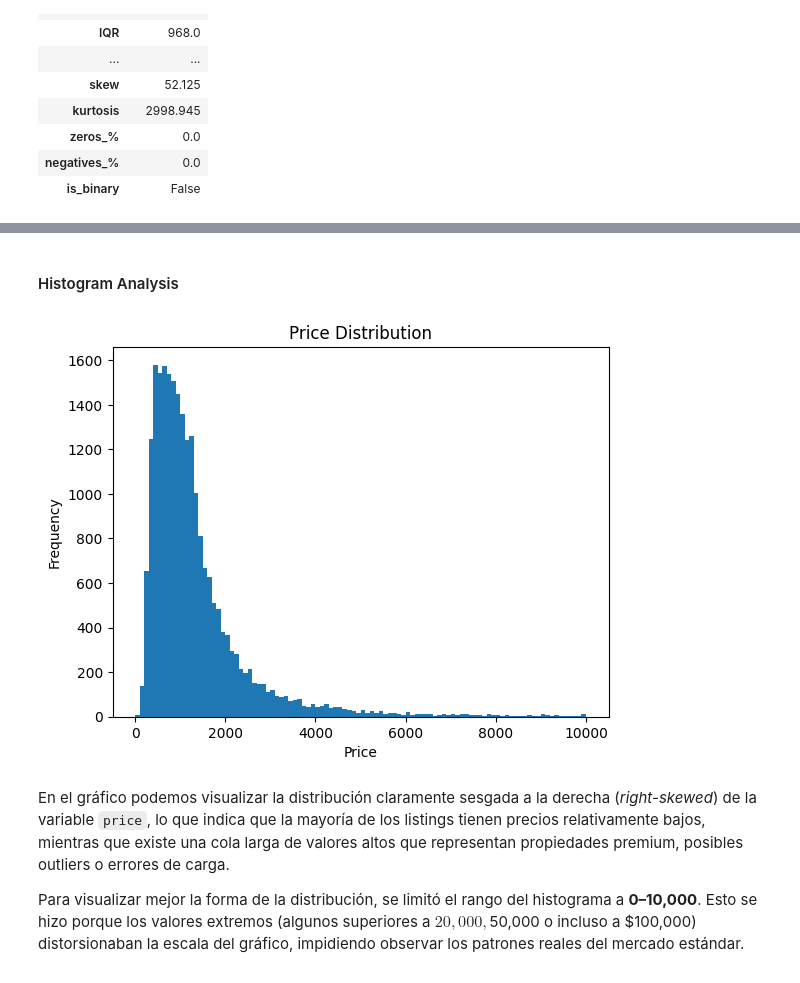
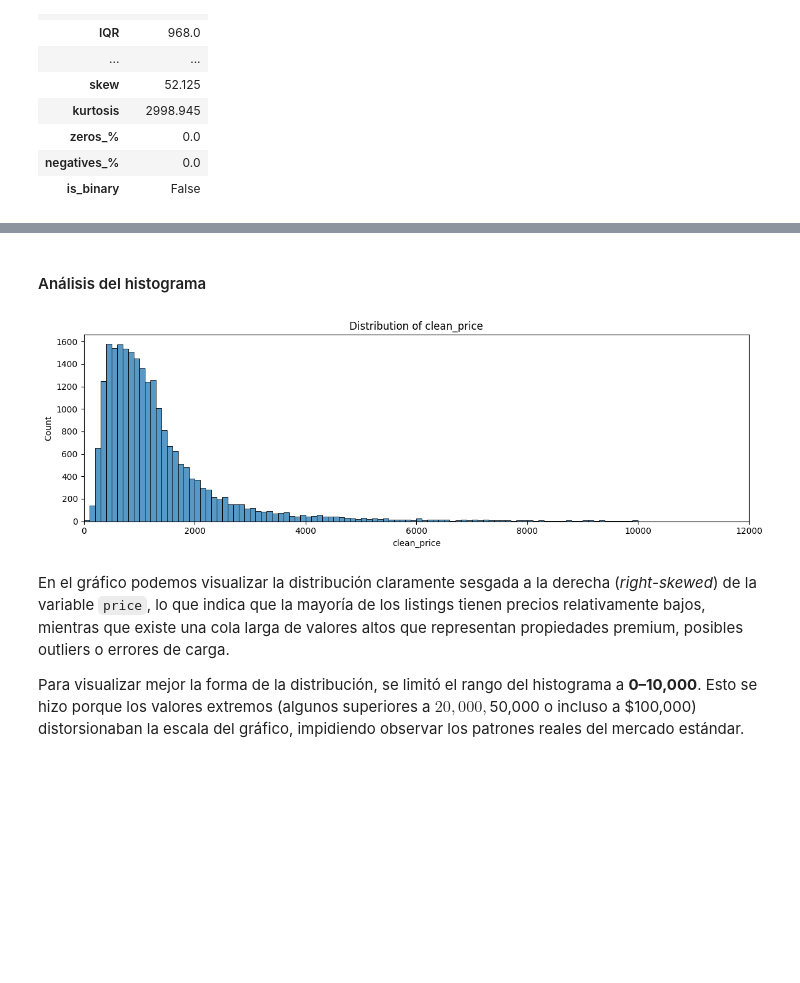
Before and after one commit to josue-rdgzcb/airbnb-price-prediction-cdmx, a Jupyter notebook: notebooks/01_data_exploration.ipynb, the cells around one changed output, grey strips where cells are left out. Cells and saved outputs as stored; diff of their text form; code cells hidden in the pictures; blank space fills up the shorter version.

```diff
--- a/notebooks/01_data_exploration.ipynb
+++ b/notebooks/01_data_exploration.ipynb
@@ -285,15 +301,17 @@ La distribución de `price` está fuertemente sesgada a la derecha:
 
 A continuación se visualizará la distribución de ``price`` mediante un histograma, lo que permitirá observar gráficamente la concentración de valores y la cola larga de outliers que afectan la media y la desviación estándar.
 # %% [markdown]
-#### Histogram Analysis
+#### Análisis del histograma
 # %%
-plt.hist(df['clean_price'], bins=100, range=(0,10000))
-plt.title("Price Distribution")
-plt.xlabel("Price")
-plt.ylabel("Frequency")
-plt.show()
+# Plot histogram to visualize the distribution of 'clean_price'
+plot_histogram(
+    df=df,
+    vars=['clean_price'],
+    bins=100,
+    binrange=(0,10000)
+)
 # %% [output]
-[figure, old version]
+[figure, new version]
 # %% [markdown]
 En el gráfico podemos visualizar la distribución claramente sesgada a la derecha (*right-skewed*) de la variable `price`, lo que indica que la mayoría de los listings tienen precios relativamente bajos, mientras que existe una cola larga de valores altos que representan propiedades premium, posibles outliers o errores de carga.
 
```
Also changed, not shown: parts of 98 cells of this notebook.
